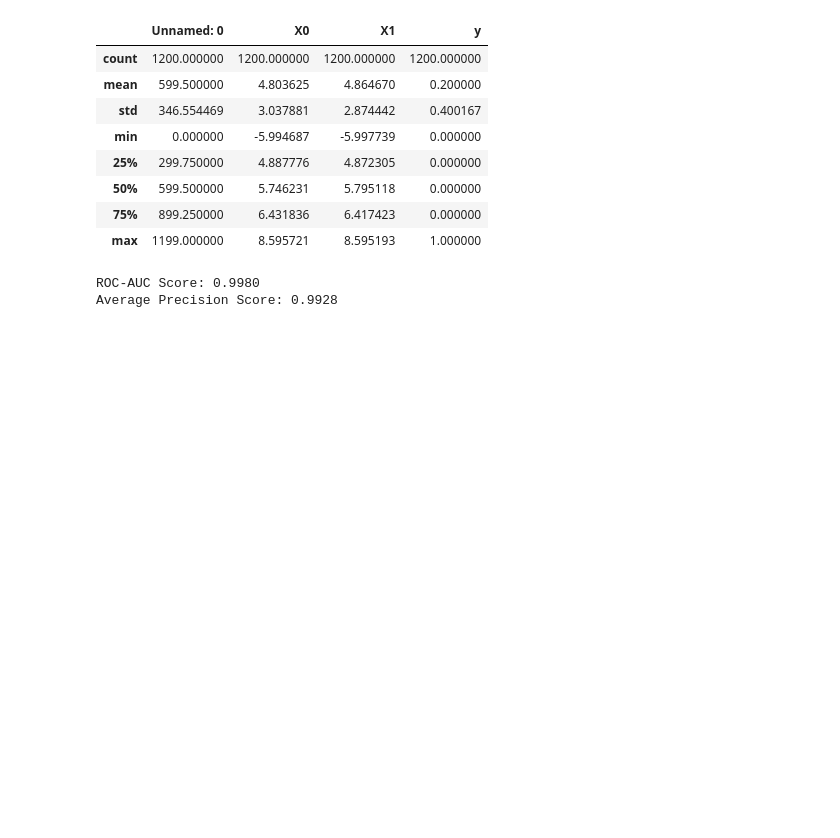
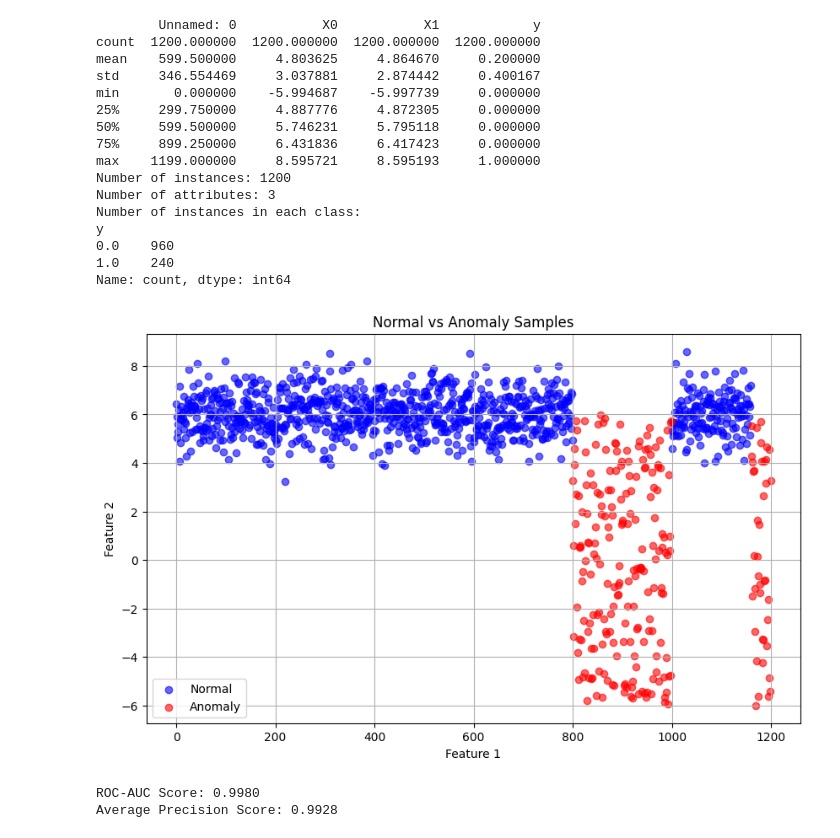
Before and after one commit to FolkeHilding/Data_mining, a Jupyter notebook: ass4.ipynb, the cells around one changed output. Drawn from its saved outputs; the diff is of its cells as text; code cells hidden in the pictures; blank space fills up the shorter version.

```diff
--- a/ass4.ipynb
+++ b/ass4.ipynb
@@ -3,16 +1,57 @@ import pandas as pd
-# %%
-df = pd.read_csv('anomaly_data.csv')
-df.describe()
-# %% [output]
-|  | Unnamed: 0 | X0 | X1 | y |
-| count | 1200.000000 | 1200.000000 | 1200.000000 | 1200.000000 |
-| mean | 599.500000 | 4.803625 | 4.864670 | 0.200000 |
-| std | 346.554469 | 3.037881 | 2.874442 | 0.400167 |
-| min | 0.000000 | -5.994687 | -5.997739 | 0.000000 |
-| 25% | 299.750000 | 4.887776 | 4.872305 | 0.000000 |
-| 50% | 599.500000 | 5.746231 | 5.795118 | 0.000000 |
-| 75% | 899.250000 | 6.431836 | 6.417423 | 0.000000 |
-| max | 1199.000000 | 8.595721 | 8.595193 | 1.000000 |
+# %%
+import pandas as pd
+import matplotlib.pyplot as plt
+
+df = pd.read_csv('anomaly_data.csv')
+
+print(df.describe())
+
+X, y = df.iloc[:, :2], df.iloc[:, -1]
+
+num_instances = df.shape[0]
+
+# Number of attributes
+num_attributes = df.shape[1] - 1  # Assuming the last column is the label
+
+# Number of instances in each class (assuming the labels are in the last column)
+class_counts = df.iloc[:, -1].value_counts()  # Count occurrences of each class
+
+# Output the results
+print("Number of instances:", num_instances)
+print("Number of attributes:", num_attributes)
+print("Number of instances in each class:")
+print(class_counts)
+
+plt.figure(figsize=(10, 6))
+plt.scatter(X[y == 0].iloc[:, 0], X[y == 0].iloc[:, 1],
+            color='blue', label='Normal', alpha=0.6)
+plt.scatter(X[y == 1].iloc[:, 0], X[y == 1].iloc[:, 1],
+            color='red', label='Anomaly', alpha=0.6)
+
+plt.title('Normal vs Anomaly Samples')
+plt.xlabel('Feature 1')
+plt.ylabel('Feature 2')
+plt.legend()
+plt.grid(True)
+plt.show()
+# %% [output]
+        Unnamed: 0           X0           X1            y
+count  1200.000000  1200.000000  1200.000000  1200.000000
+mean    599.500000     4.803625     4.864670     0.200000
+std     346.554469     3.037881     2.874442     0.400167
+min       0.000000    -5.994687    -5.997739     0.000000
+25%     299.750000     4.887776     4.872305     0.000000
+50%     599.500000     5.746231     5.795118     0.000000
+75%     899.250000     6.431836     6.417423     0.000000
+max    1199.000000     8.595721     8.595193     1.000000
+Number of instances: 1200
+Number of attributes: 3
+Number of instances in each class:
+y
+0.0    960
+1.0    240
+Name: count, dtype: int64
+[figure, added]
 # %%
 from pyod.models.knn import KNN
 from sklearn.model_selection import train_test_split
```
Also changed, not shown: parts of 1 cell of this notebook, 1 other file.
